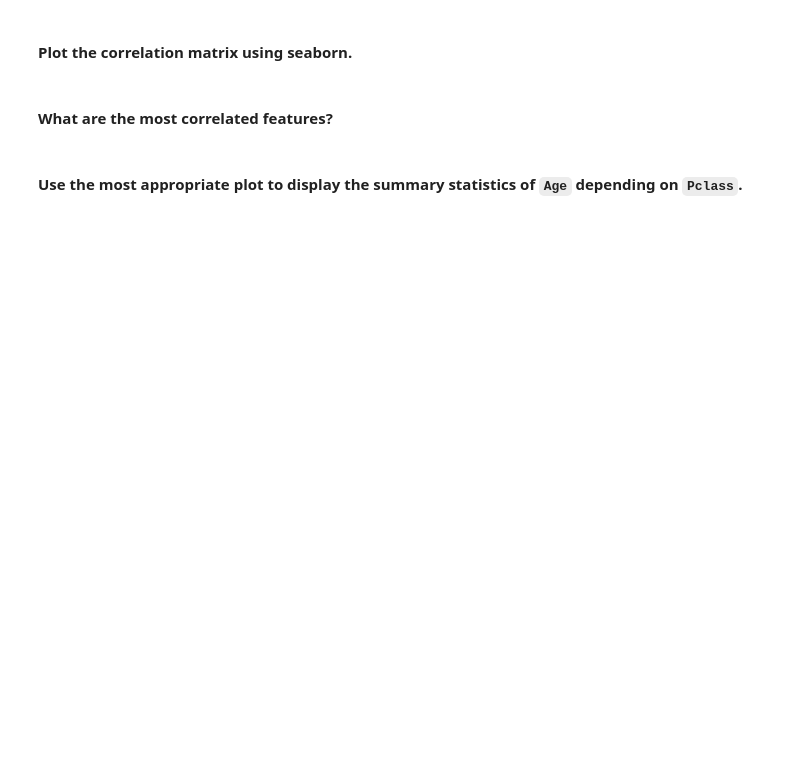
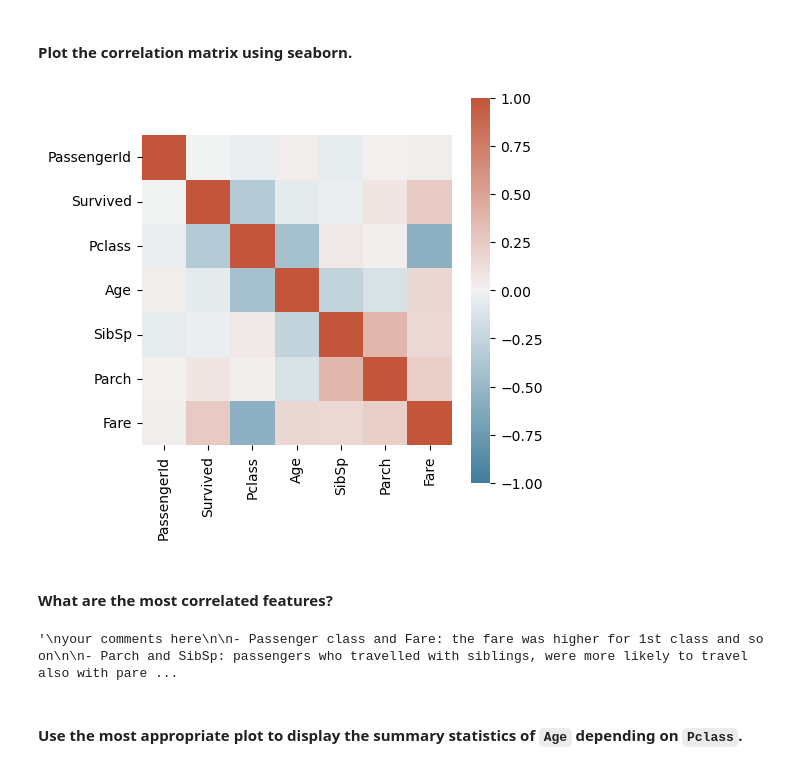
Before and after one commit to Kristinawk/dataptmad0924_labs, a Jupyter notebook: module-2/matplotlib-seaborn/your-code/main.ipynb, the cells around one changed output. Cells and saved outputs as stored; diff of their text form; code cells hidden in the pictures; blank space fills up the shorter version.

```diff
--- a/module-2/matplotlib-seaborn/your-code/main.ipynb
+++ b/module-2/matplotlib-seaborn/your-code/main.ipynb
@@ -534,2 +545,18 @@ plt.show()
+# %%
+# your code here
+
+
+titanic_num_var = titanic.select_dtypes(include=['int64', 'float64']) # we can calculate correlation only for num vars
+
+df_correlation = titanic_num_var.corr()
+#print(df_correlation)
+
+fig, ax = plt.subplots(figsize=(5,5))
+
+ax = sns.heatmap(df_correlation, vmin=-1, vmax=1, ax=ax, cmap=sns.diverging_palette(230, 20, as_cmap=True), square=True)
+
+plt.show()
+# %% [output]
+[figure, added]
 # %% [markdown]
 #### What are the most correlated features?
@@ -540,2 +563,17 @@ your comments here
+# %%
+"""
+your comments here
+
+- Passenger class and Fare: the fare was higher for 1st class and so on
+
+- Parch and SibSp: passengers who travelled with siblings, were more likely to travel also with parents/children
+
+- Passgenger class and Age: older passengers in 1st class and so on
+
+- Passenger class and Survived: more passenger from higher class survived
+
+"""
+# %% [output]
+'\nyour comments here\n\n- Passenger class and Fare: the fare was higher for 1st class and so on\n\n- Parch and SibSp: passengers who travelled with siblings, were more likely to travel also with pare ...
 # %% [markdown]
 #### Use the most appropriate plot to display the summary statistics of `Age` depending on `Pclass`.
```
Also changed, not shown: parts of 16 cells of this notebook.
